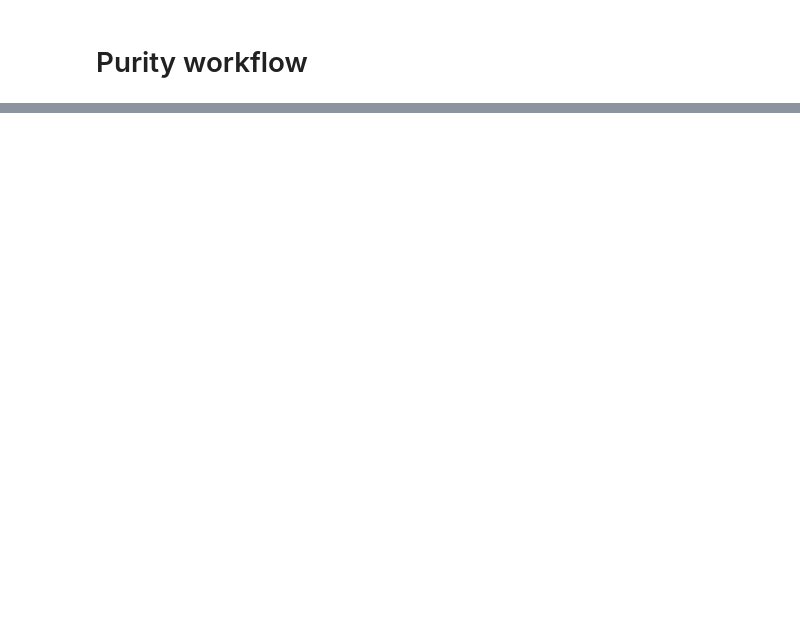
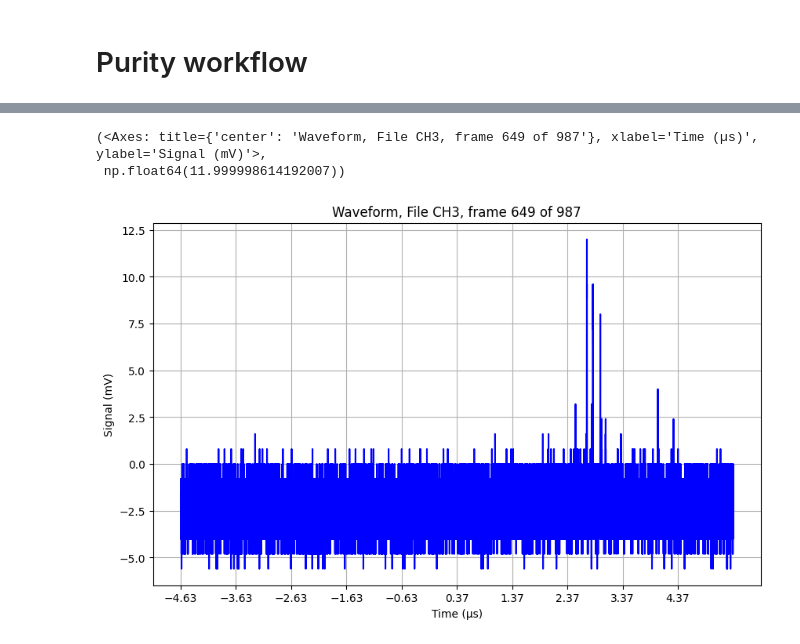
Before and after one commit to proscrite/RaTag, a Jupyter notebook: notebooks/purity_notebook.ipynb, the cells around one changed output, grey strips where cells are left out. Cells and saved outputs as stored; diff of their text form; code cells hidden in the pictures; blank space fills up the shorter version.

```diff
--- a/notebooks/purity_notebook.ipynb
+++ b/notebooks/purity_notebook.ipynb
@@ -53,0 +385,8 @@ plot_gas_purity_evolution(run)
+# %%
+set3 = run.sets[0]
+# wf = next(iter_waveforms(set3, ))
+plot_waveform(wf, )
+# %% [output]
+(<Axes: title={'center': 'Waveform, File CH3, frame 649 of 987'}, xlabel='Time (µs)', ylabel='Signal (mV)'>,
+ np.float64(11.999998614192007))
+[figure, added]
```
Also changed, not shown: parts of 20 cells of this notebook, 2 other files.
